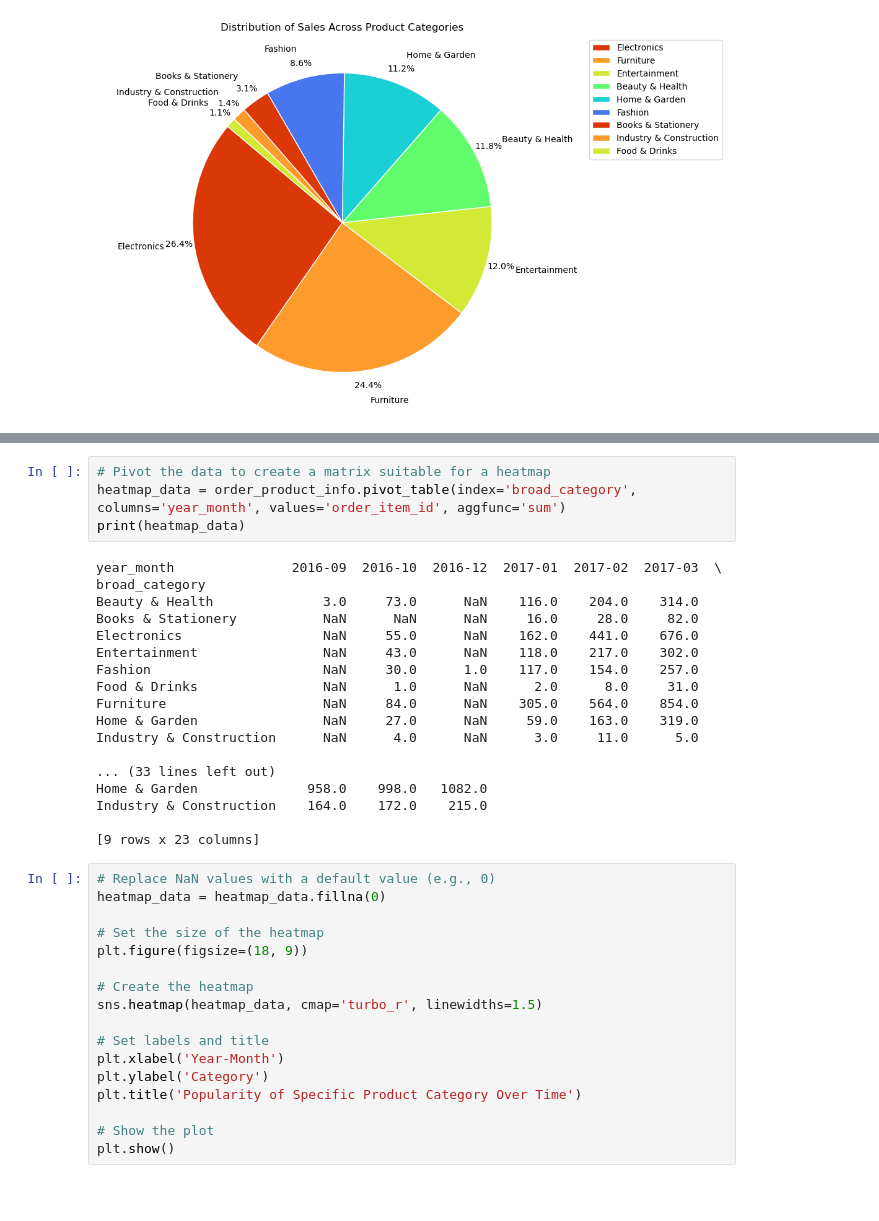
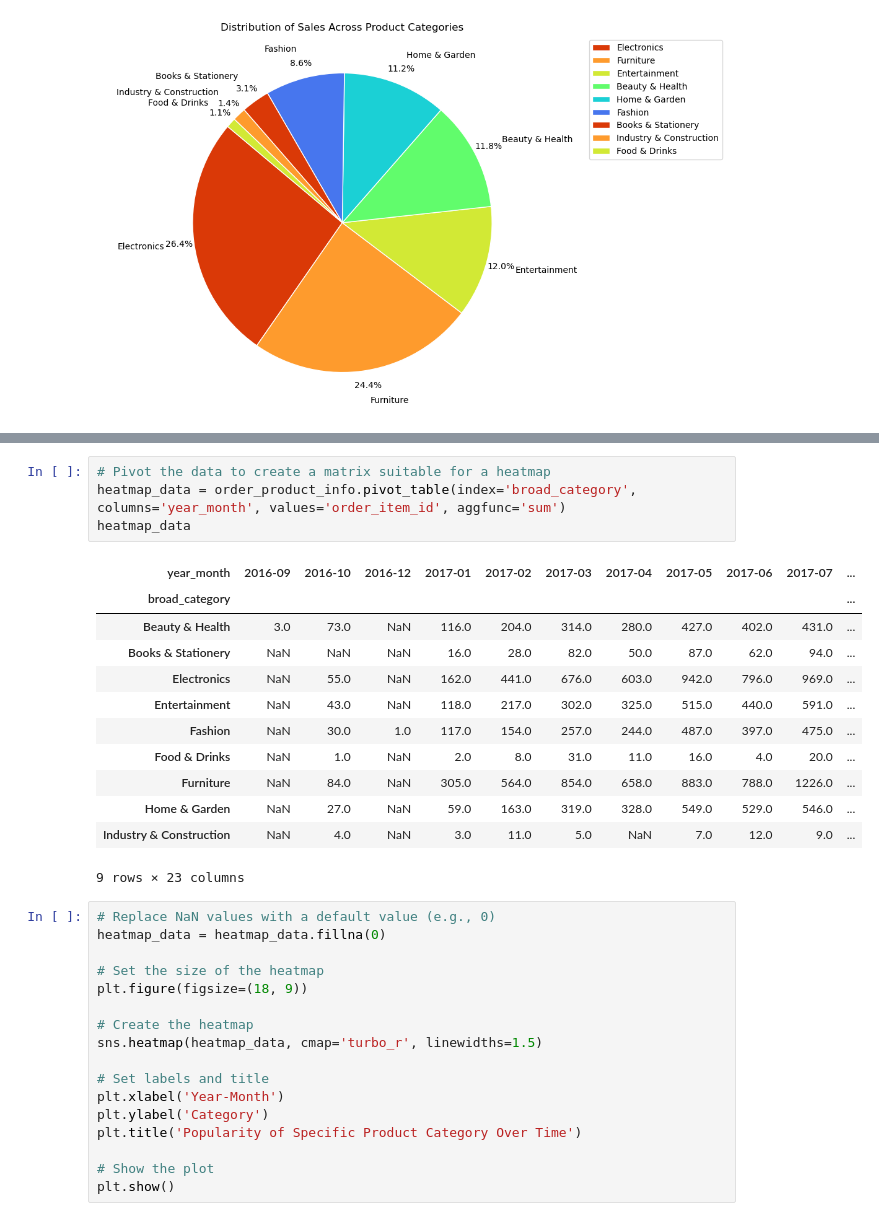
Before and after one commit to yjia28tan/Big-Data-Programming-Project, a Jupyter notebook: Code&Dataset/cleaned dataset/Sales Trends.ipynb, the cells around one changed output, grey strips where cells are left out. Saved outputs shown, nothing was run; the diff lists cells and outputs as text; blank space fills up the shorter version.

```diff
--- a/Code&Dataset/cleaned dataset/Sales Trends.ipynb
+++ b/Code&Dataset/cleaned dataset/Sales Trends.ipynb
@@ -265,25 +224,20 @@ print(order_product_info[order_product_info['order_id'] == '8272b63d03f5f79c56e9
 # %%
 # Pivot the data to create a matrix suitable for a heatmap
 heatmap_data = order_product_info.pivot_table(index='broad_category', columns='year_month', values='order_item_id', aggfunc='sum')
-print(heatmap_data)
+heatmap_data
 # %% [output]
+| year_month | 2016-09 | 2016-10 | 2016-12 | 2017-01 | 2017-02 | 2017-03 | 2017-04 | 2017-05 | 2017-06 | 2017-07 | ... |
+| broad_category |  |  |  |  |  |  |  |  |  |  | ... |
+| Beauty & Health | 3.0 | 73.0 | NaN | 116.0 | 204.0 | 314.0 | 280.0 | 427.0 | 402.0 | 431.0 | ... |
+| Books & Stationery | NaN | NaN | NaN | 16.0 | 28.0 | 82.0 | 50.0 | 87.0 | 62.0 | 94.0 | ... |
+| Electronics | NaN | 55.0 | NaN | 162.0 | 441.0 | 676.0 | 603.0 | 942.0 | 796.0 | 969.0 | ... |
+| Entertainment | NaN | 43.0 | NaN | 118.0 | 217.0 | 302.0 | 325.0 | 515.0 | 440.0 | 591.0 | ... |
+| Fashion | NaN | 30.0 | 1.0 | 117.0 | 154.0 | 257.0 | 244.0 | 487.0 | 397.0 | 475.0 | ... |
+| Food & Drinks | NaN | 1.0 | NaN | 2.0 | 8.0 | 31.0 | 11.0 | 16.0 | 4.0 | 20.0 | ... |
+| Furniture | NaN | 84.0 | NaN | 305.0 | 564.0 | 854.0 | 658.0 | 883.0 | 788.0 | 1226.0 | ... |
+| Home & Garden | NaN | 27.0 | NaN | 59.0 | 163.0 | 319.0 | 328.0 | 549.0 | 529.0 | 546.0 | ... |
+| Industry & Construction | NaN | 4.0 | NaN | 3.0 | 11.0 | 5.0 | NaN | 7.0 | 12.0 | 9.0 | ... |
-year_month               2016-09  2016-10  2016-12  2017-01  2017-02  2017-03  \
-broad_category
-Beauty & Health              3.0     73.0      NaN    116.0    204.0    314.0
-Books & Stationery           NaN      NaN      NaN     16.0     28.0     82.0
-Electronics                  NaN     55.0      NaN    162.0    441.0    676.0
-Entertainment                NaN     43.0      NaN    118.0    217.0    302.0
-Fashion                      NaN     30.0      1.0    117.0    154.0    257.0
-Food & Drinks                NaN      1.0      NaN      2.0      8.0     31.0
-Furniture                    NaN     84.0      NaN    305.0    564.0    854.0
-Home & Garden                NaN     27.0      NaN     59.0    163.0    319.0
-Industry & Construction      NaN      4.0      NaN      3.0     11.0      5.0
-
-... (33 lines left out)
-Home & Garden              958.0    998.0   1082.0
-Industry & Construction    164.0    172.0    215.0
-
-[9 rows x 23 columns]
+9 rows × 23 columns
 # %%
 # Replace NaN values with a default value (e.g., 0)
 heatmap_data = heatmap_data.fillna(0)
```
Also changed, not shown: parts of 51 cells of this notebook, 1 other file.
